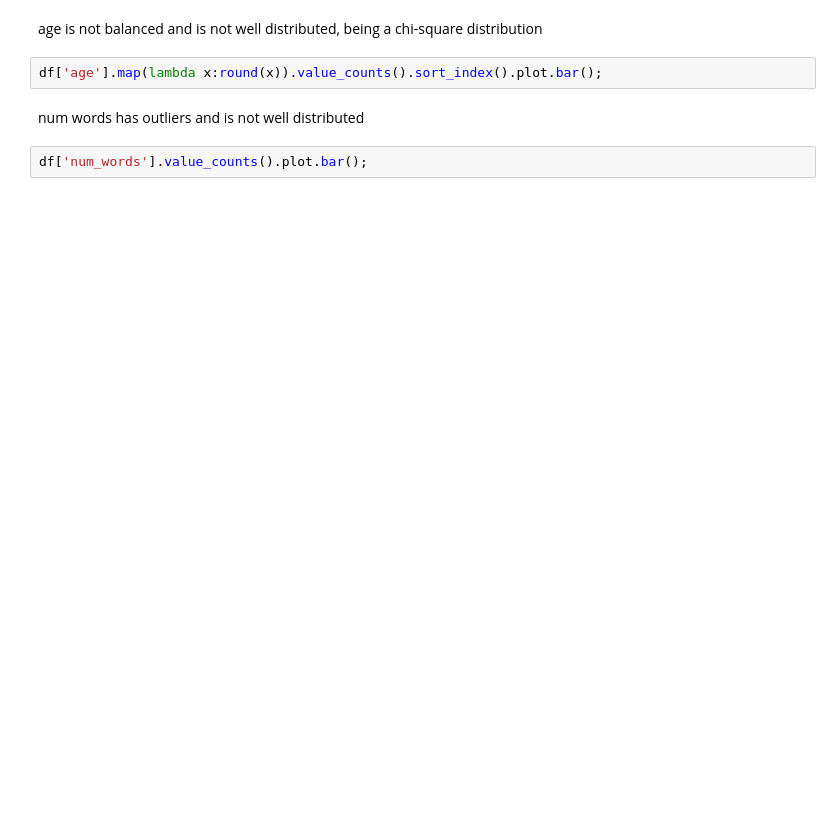
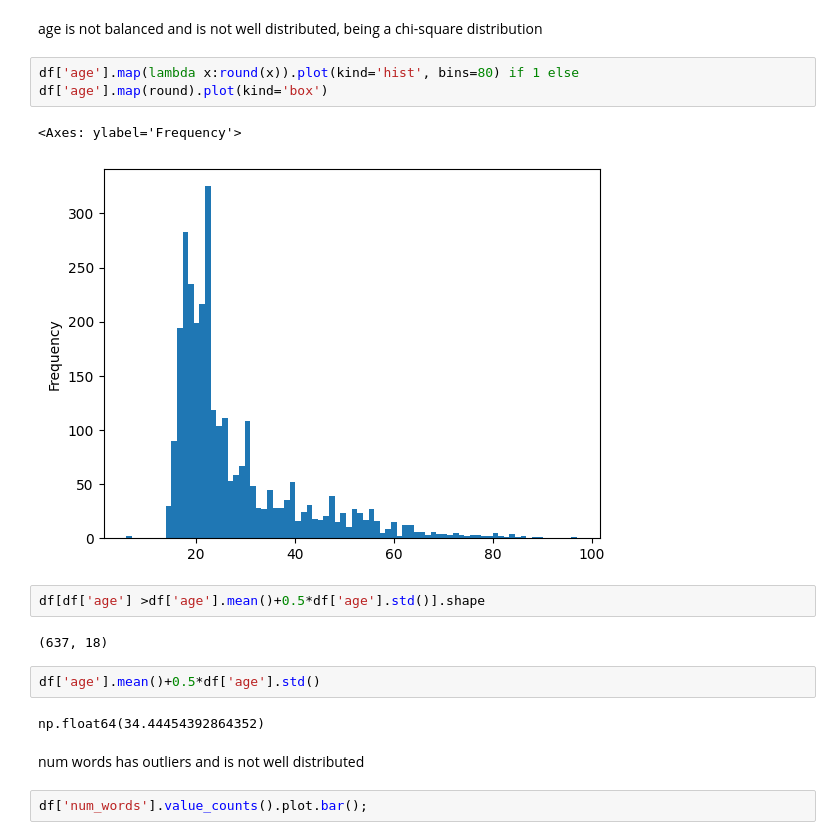
Before and after one commit to Nuzz23/01TWZSM_DataScienceLab, a Jupyter notebook: Assignment/Nunzio/dataExploration.ipynb, the cells around one changed output. Cells and saved outputs as stored; diff of their text form; blank space fills up the shorter version.

```diff
--- a/Assignment/Nunzio/dataExploration.ipynb
+++ b/Assignment/Nunzio/dataExploration.ipynb
@@ -38,7 +63,18 @@ df['gender'].value_counts()
 # %% [markdown]
 age is not balanced and is not well distributed, being a chi-square distribution
 # %%
-df['age'].map(lambda x:round(x)).value_counts().sort_index().plot.bar();
+df['age'].map(lambda x:round(x)).plot(kind='hist', bins=80) if 1 else df['age'].map(round).plot(kind='box')
+# %% [output]
+<Axes: ylabel='Frequency'>
+[figure, added]
+# %%
+df[df['age'] >df['age'].mean()+0.5*df['age'].std()].shape
+# %% [output]
+(637, 18)
+# %%
+df['age'].mean()+0.5*df['age'].std()
+# %% [output]
+np.float64(34.44454392864352)
 # %% [markdown]
 num words has outliers and is not well distributed
 # %%
```
Also changed, not shown: parts of 18 cells of this notebook, 7 other files.
